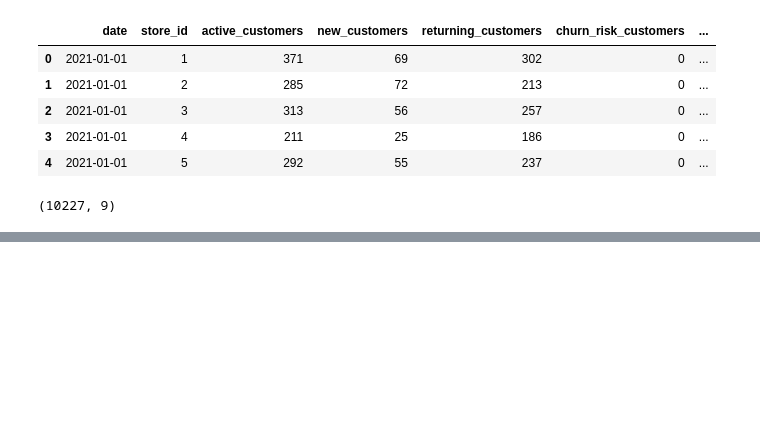
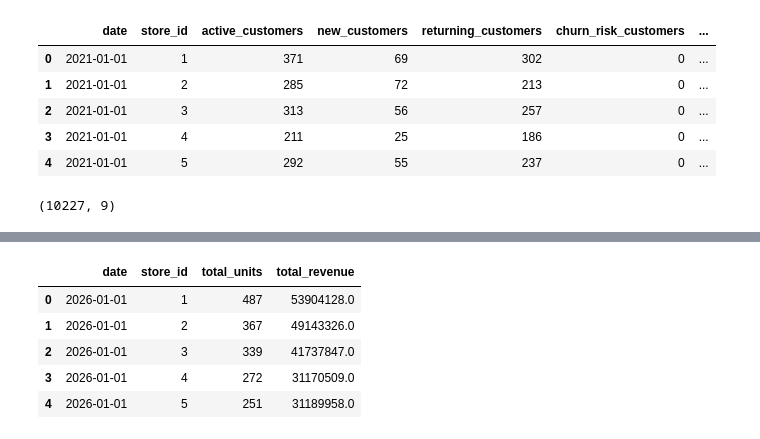
Before and after one commit to SunnyX-AI/ai-powered-sales-forecasting, a Jupyter notebook: notebooks/00_experiments.ipynb, the cells around one changed output, grey strips where cells are left out. Cells and saved outputs as stored; diff of their text form; code cells hidden in the pictures; blank space fills up the shorter version.

```diff
--- a/notebooks/00_experiments.ipynb
+++ b/notebooks/00_experiments.ipynb
@@ -444,0 +507,22 @@ customer_activity.shape
+# %%
+query = """
+SELECT
+    date,
+    store_id,
+    SUM(units_sold) AS total_units,
+    SUM(revenue) AS total_revenue
+FROM core.fact_sales
+WHERE date BETWEEN '2026-01-01' AND '2026-03-31'
+GROUP BY date, store_id
+ORDER BY date, store_id
+"""
+
+df = run_query(query)
+df.head()
+# %% [output]
+|  | date | store_id | total_units | total_revenue |
+| 0 | 2026-01-01 | 1 | 487 | 53904128.0 |
+| 1 | 2026-01-01 | 2 | 367 | 49143326.0 |
+| 2 | 2026-01-01 | 3 | 339 | 41737847.0 |
+| 3 | 2026-01-01 | 4 | 272 | 31170509.0 |
+| 4 | 2026-01-01 | 5 | 251 | 31189958.0 |
```
Also changed, not shown: parts of 6 cells of this notebook, 8 other files.
